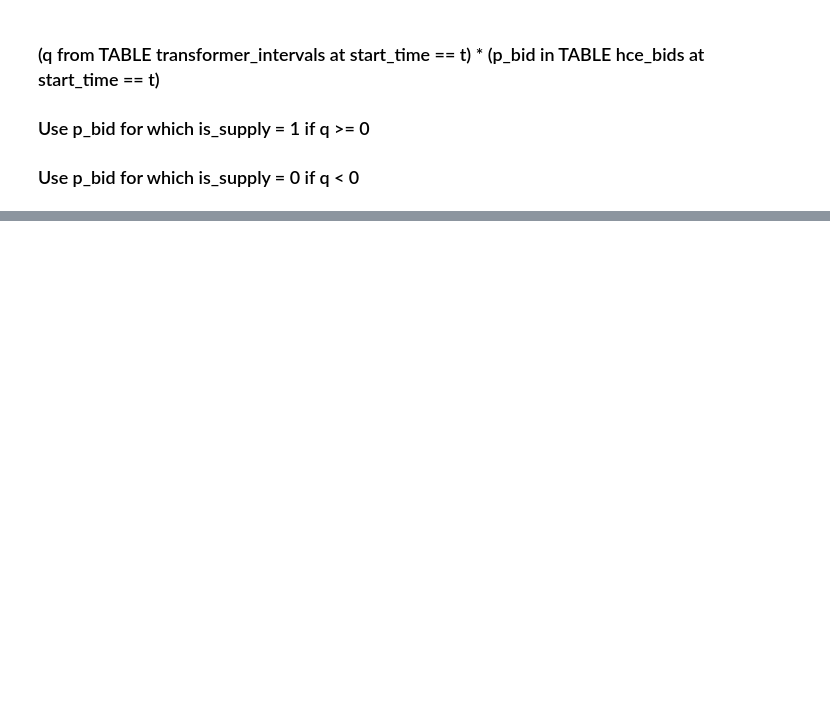
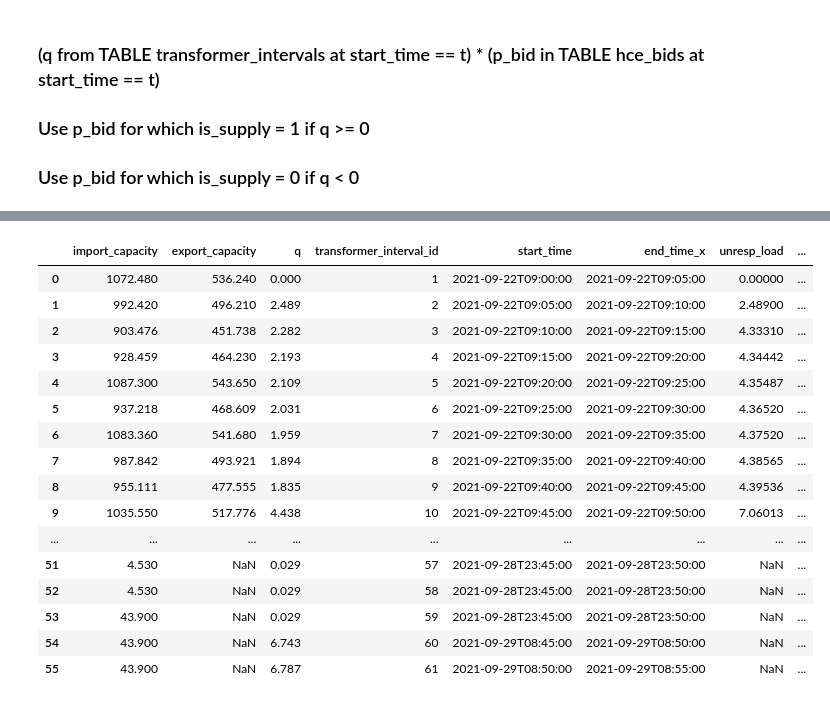
Before and after one commit to slacgismo/TESS, a Jupyter notebook: web/web/charts_development/cash_flow.ipynb, the cells around one changed output, grey strips where cells are left out. Drawn from its saved outputs; the diff is of its cells as text; code cells hidden in the pictures; blank space fills up the shorter version.

```diff
--- a/web/web/charts_development/cash_flow.ipynb
+++ b/web/web/charts_development/cash_flow.ipynb
@@ -47,2 +67,22 @@ Name: payments_to_pv_owner, dtype: float64
 # %%
 merge_transformer_market_interval = transformer_interval.merge(market_interval, on="start_time", how="left")
+# %%
+merge_transformer_market_interval
+# %% [output]
+|  | import_capacity | export_capacity | q | transformer_interval_id | start_time | end_time_x | unresp_load | ... |
+| 0 | 1072.480 | 536.240 | 0.000 | 1 | 2021-09-22T09:00:00 | 2021-09-22T09:05:00 | 0.00000 | ... |
+| 1 | 992.420 | 496.210 | 2.489 | 2 | 2021-09-22T09:05:00 | 2021-09-22T09:10:00 | 2.48900 | ... |
+| 2 | 903.476 | 451.738 | 2.282 | 3 | 2021-09-22T09:10:00 | 2021-09-22T09:15:00 | 4.33310 | ... |
+| 3 | 928.459 | 464.230 | 2.193 | 4 | 2021-09-22T09:15:00 | 2021-09-22T09:20:00 | 4.34442 | ... |
+| 4 | 1087.300 | 543.650 | 2.109 | 5 | 2021-09-22T09:20:00 | 2021-09-22T09:25:00 | 4.35487 | ... |
+| 5 | 937.218 | 468.609 | 2.031 | 6 | 2021-09-22T09:25:00 | 2021-09-22T09:30:00 | 4.36520 | ... |
+| 6 | 1083.360 | 541.680 | 1.959 | 7 | 2021-09-22T09:30:00 | 2021-09-22T09:35:00 | 4.37520 | ... |
+| 7 | 987.842 | 493.921 | 1.894 | 8 | 2021-09-22T09:35:00 | 2021-09-22T09:40:00 | 4.38565 | ... |
+| 8 | 955.111 | 477.555 | 1.835 | 9 | 2021-09-22T09:40:00 | 2021-09-22T09:45:00 | 4.39536 | ... |
+| 9 | 1035.550 | 517.776 | 4.438 | 10 | 2021-09-22T09:45:00 | 2021-09-22T09:50:00 | 7.06013 | ... |
+| ... | ... | ... | ... | ... | ... | ... | ... | ... |
+| 51 | 4.530 | NaN | 0.029 | 57 | 2021-09-28T23:45:00 | 2021-09-28T23:50:00 | NaN | ... |
+| 52 | 4.530 | NaN | 0.029 | 58 | 2021-09-28T23:45:00 | 2021-09-28T23:50:00 | NaN | ... |
+| 53 | 43.900 | NaN | 0.029 | 59 | 2021-09-28T23:45:00 | 2021-09-28T23:50:00 | NaN | ... |
+| 54 | 43.900 | NaN | 6.743 | 60 | 2021-09-29T08:45:00 | 2021-09-29T08:50:00 | NaN | ... |
+| 55 | 43.900 | NaN | 6.787 | 61 | 2021-09-29T08:50:00 | 2021-09-29T08:55:00 | NaN | ... |
```
Also changed, not shown: parts of 5 cells of this notebook, 17 other files.
